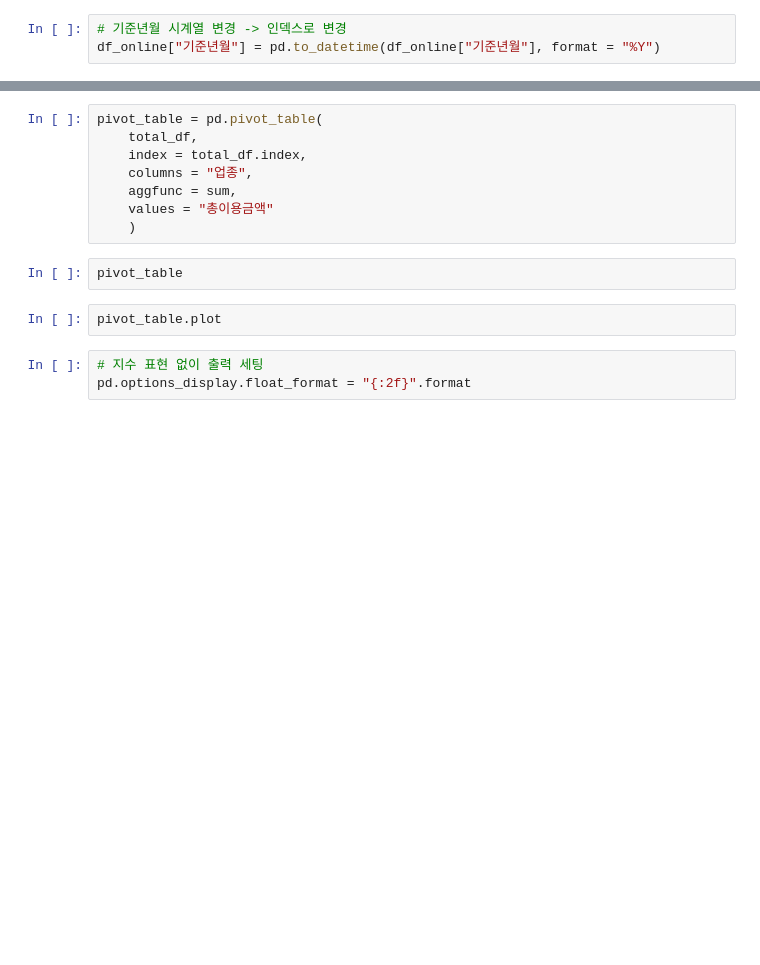
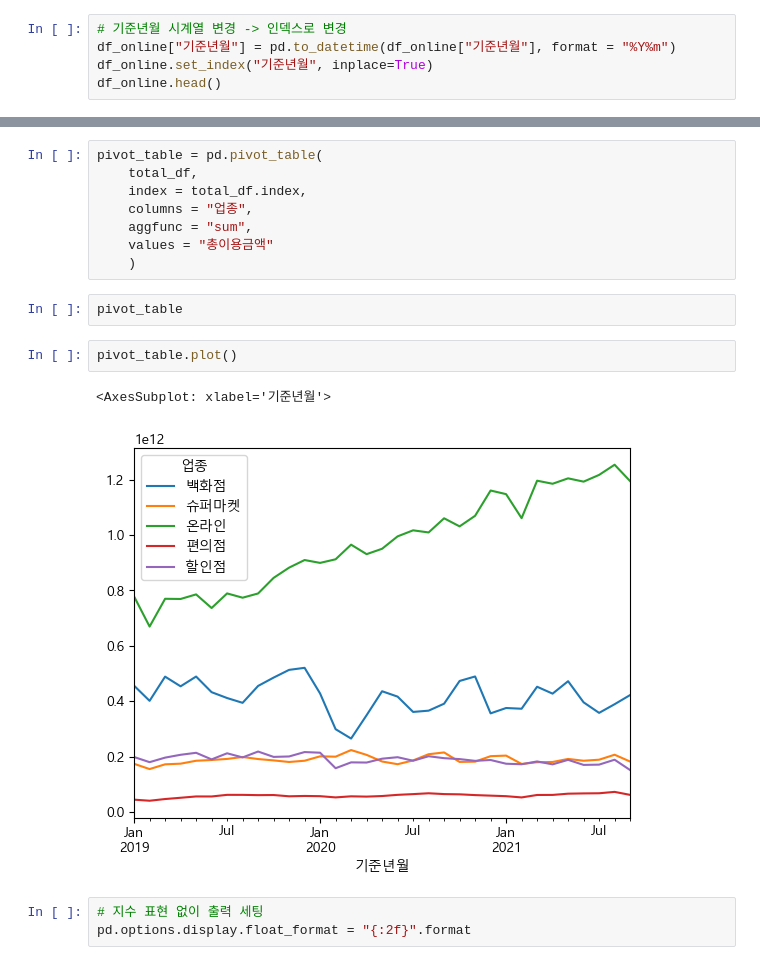
Before and after one commit to taemin0706/python-class, a Jupyter notebook: 230318/연습문제.ipynb, the cells around one changed output, grey strips where cells are left out. Saved outputs shown, nothing was run; the diff lists cells and outputs as text; blank space fills up the shorter version.

```diff
--- a/230318/연습문제.ipynb
+++ b/230318/연습문제.ipynb
@@ -209,4 +130,6 @@ df_online = pd.read_csv("../test_csv/온라인+카드소비트렌드+데이터_1
 df_online.columns = ["기준년월", "성별", "연령대", "총이용건수", "총이용금액"]
 # %%
 # 기준년월 시계열 변경 -> 인덱스로 변경
-df_online["기준년월"] = pd.to_datetime(df_online["기준년월"], format = "%Y")
+df_online["기준년월"] = pd.to_datetime(df_online["기준년월"], format = "%Y%m")
+df_online.set_index("기준년월", inplace=True)
+df_online.head()
@@ -236,13 +157,16 @@ pivot_table = pd.pivot_table(
     total_df,
     index = total_df.index,
     columns = "업종",
-    aggfunc = sum,
+    aggfunc = "sum",
     values = "총이용금액"
     )
 # %%
 pivot_table
 # %%
-pivot_table.plot
+pivot_table.plot()
+# %% [output]
+<AxesSubplot: xlabel='기준년월'>
+[figure, added]
 # %%
 # 지수 표현 없이 출력 세팅
-pd.options_display.float_format = "{:2f}".format
+pd.options.display.float_format = "{:2f}".format
```
Also changed, not shown: parts of 15 cells of this notebook.
